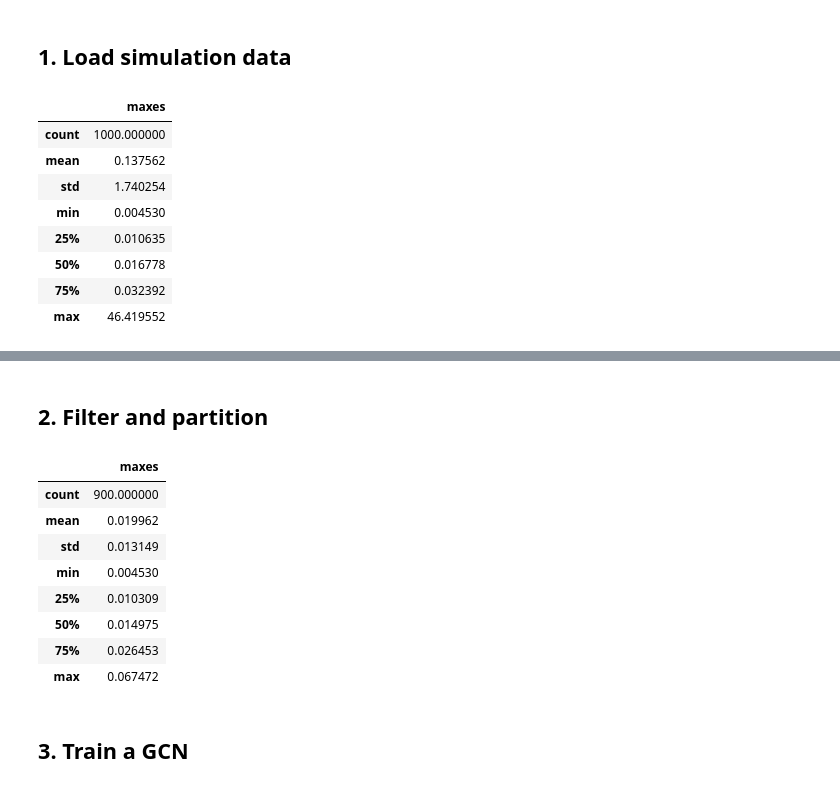
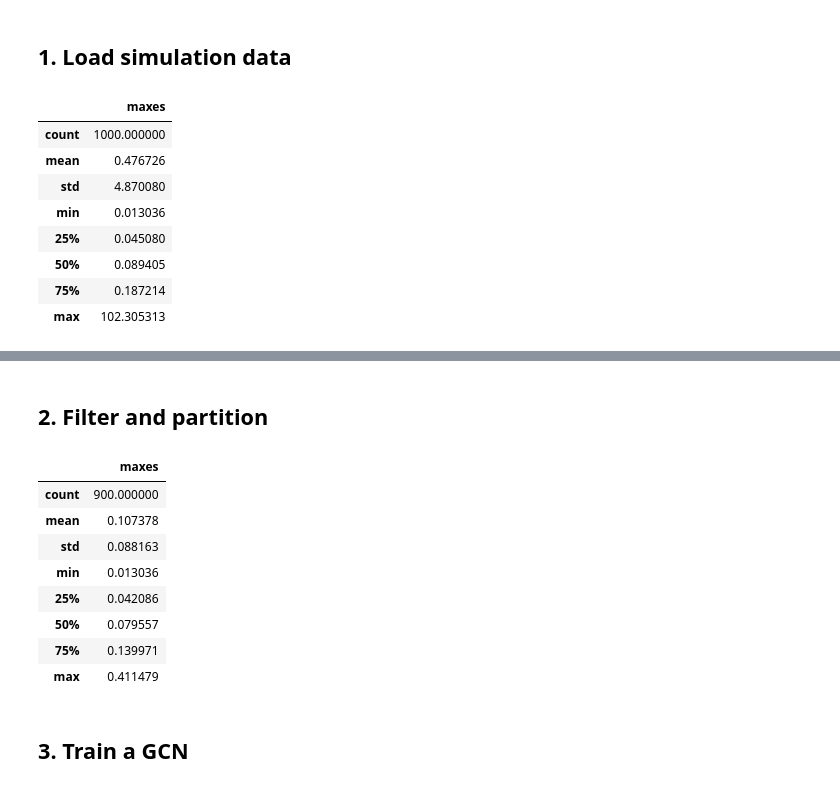
Before and after one commit to ewhalen12/gcnSurrogate, a Jupyter notebook: trainGcnSurrogate.ipynb, the cells around one changed output, grey strips where cells are left out. Saved outputs shown, nothing was run; the diff lists cells and outputs as text; code cells hidden in the pictures.

```diff
--- a/trainGcnSurrogate.ipynb
+++ b/trainGcnSurrogate.ipynb
@@ -14,20 +15,21 @@ from gcnSurrogate.util.gcnSurrogateUtil import *
 # %% [markdown]
 ## 1. Load simulation data
 # %%
-dataDir = 'data/2D_Truss_v1.3/conmech/design_7_N_1000/'
+# dataDir = 'data/2D_Truss_v1.3/conmech/design_7_N_1000/'
+dataDir = 'data/endLoadsv1.0/conmech/design_7_N_1000/'
 allGraphsUnfiltered = loadConmechGraphs(dataDir)
 
 maxes = [max(np.abs(graph.y.numpy().flatten())) for graph in allGraphsUnfiltered]
 source = pd.DataFrame(maxes, columns=['maxes'])
 source.describe()
 # %% [output]
 |  | maxes |
 | count | 1000.000000 |
-| mean | 0.137562 |
-| std | 1.740254 |
-| min | 0.004530 |
-| 25% | 0.010635 |
-| 50% | 0.016778 |
-| 75% | 0.032392 |
-| max | 46.419552 |
+| mean | 0.476726 |
+| std | 4.870080 |
+| min | 0.013036 |
+| 25% | 0.045080 |
+| 50% | 0.089405 |
+| 75% | 0.187214 |
+| max | 102.305313 |
 # %%
@@ -46,13 +48,13 @@ source.describe()
 # %% [output]
 |  | maxes |
 | count | 900.000000 |
-| mean | 0.019962 |
-| std | 0.013149 |
-| min | 0.004530 |
-| 25% | 0.010309 |
-| 50% | 0.014975 |
-| 75% | 0.026453 |
-| max | 0.067472 |
+| mean | 0.107378 |
+| std | 0.088163 |
+| min | 0.013036 |
+| 25% | 0.042086 |
+| 50% | 0.079557 |
+| 75% | 0.139971 |
+| max | 0.411479 |
 # %% [markdown]
 ## 3. Train a GCN
 # %%
```
Also changed, not shown: parts of 6 cells of this notebook, 8 other files.
